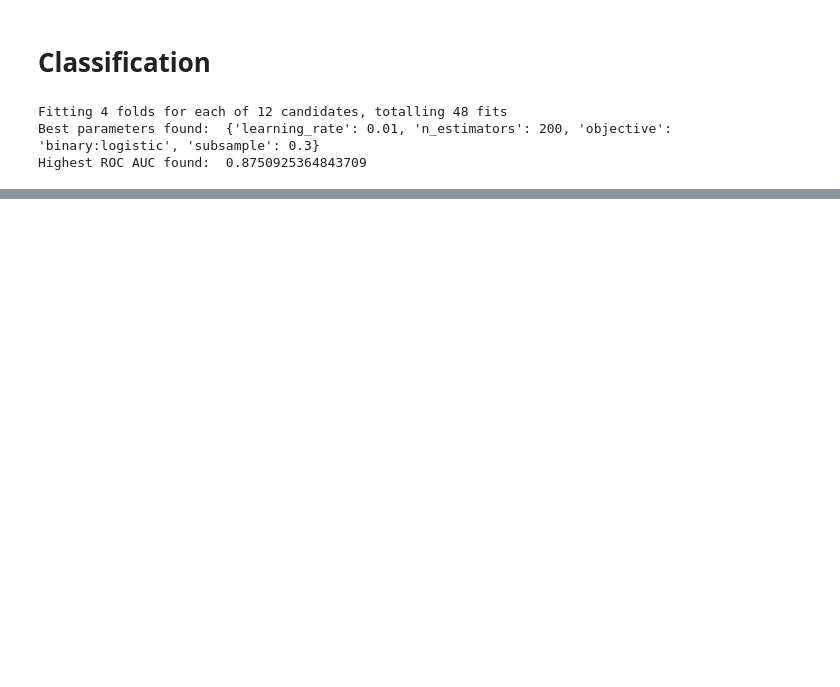
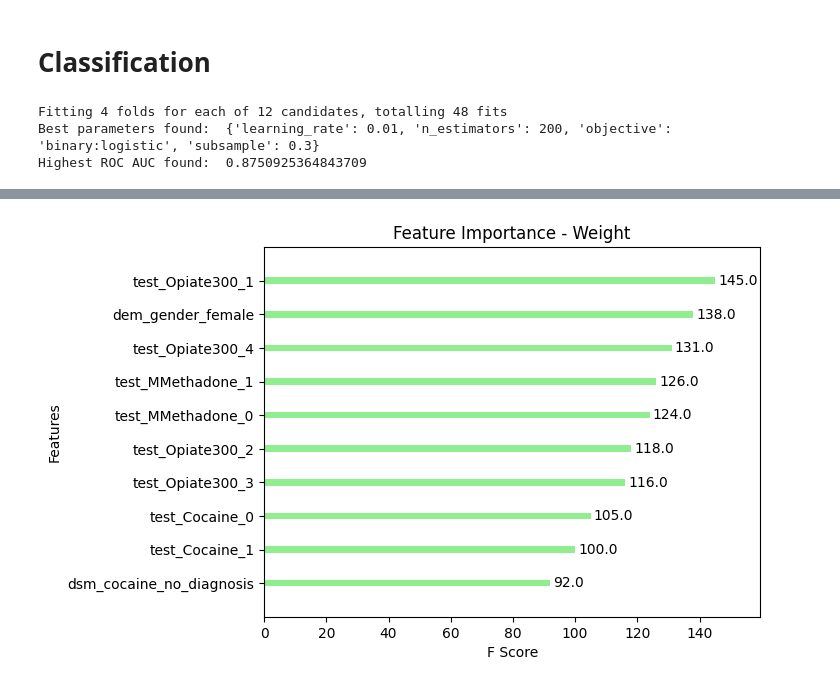
Before and after one commit to DanHerman212/precision_medicine, a Jupyter notebook: code/4_data_modeling.ipynb, the cells around one changed output, grey strips where cells are left out. Saved outputs shown, nothing was run; the diff lists cells and outputs as text; code cells hidden in the pictures; blank space fills up the shorter version.

```diff
--- a/code/4_data_modeling.ipynb
+++ b/code/4_data_modeling.ipynb
@@ -385,0 +379,6 @@ Highest ROC AUC found:  0.8750925364843709
+# %%
+# plot feature importance
+xgb.plot_importance(grid_auc.best_estimator_, importance_type='weight', max_num_features=10, title='Feature Importance - Weight', xlabel='F Score', ylabel='Features', color='lightgreen', grid=False)
+plt.show()
+# %% [output]
+[figure, added]
```
Also changed, not shown: parts of 6 cells of this notebook.
